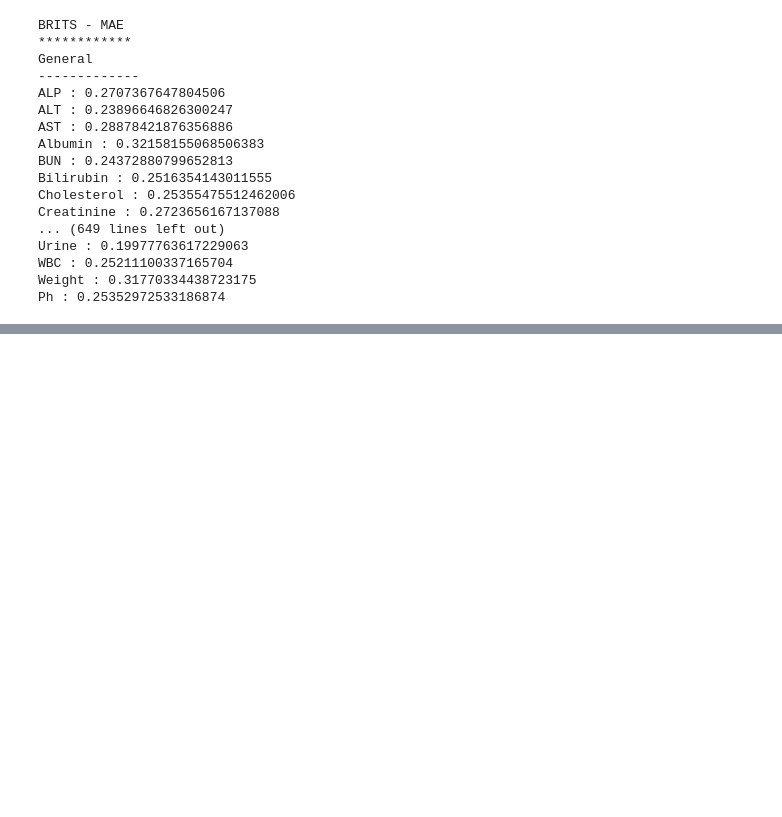
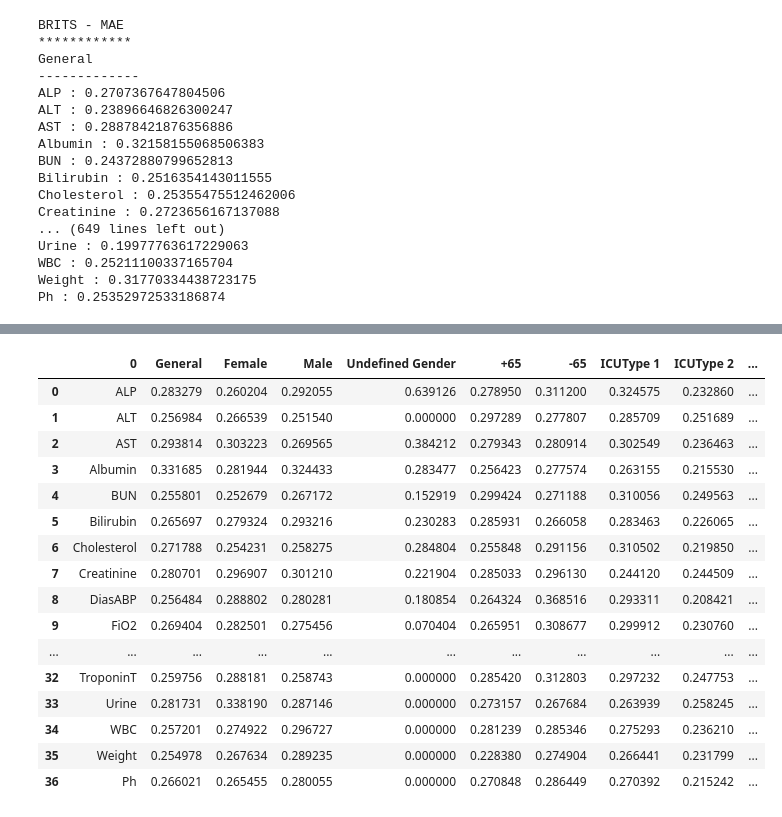
Before and after one commit to IoTDataAtelier/missingdata, a Jupyter notebook: mae/mean_absolute_error_per_variable_by_demographics copy.ipynb, the cells around one changed output, grey strips where cells are left out. Cells and saved outputs as stored; diff of their text form; code cells hidden in the pictures; blank space fills up the shorter version.

Commit message:
Adding USGAN model

```diff
--- a/mae/mean_absolute_error_per_variable_by_demographics copy.ipynb
+++ b/mae/mean_absolute_error_per_variable_by_demographics copy.ipynb
@@ -281 +443,5 @@ for i in range(len(brits_imputation)):
+# %%
+usgan_imputation_variable = []
+for i in range(len(usgan_imputation)):
+    usgan_imputation_variable.append(usgan_imputation[i].reshape(37, len(usgan_imputation[i]) * 48))
 # %% [markdown]
@@ -300,0 +471,8 @@ Teste = 'Teste'
+# %%
+testing_mae_usgan_append_subgroups = []
+testing_mae_usgan_append_variables = []
+for i in range(len(usgan_imputation_variable)):
+    for j in range(len(usgan_imputation_variable[i])):
+        testing_mae_usgan_append_variables.append(calc_mae(usgan_imputation_variable[i][j], test_X_ori_variable[i][j], test_X_indicating_mask_variable[i][j]))
+    testing_mae_usgan_append_subgroups.append(testing_mae_usgan_append_variables)
+    testing_mae_usgan_append_variables = []
@@ -390,0 +573,8 @@ NameError: name 'df_brits_mae' is not defined
+# %%
+print("USGAN - MAE")
+print("************")
+for i in range(len(subgroups)):
+    print(subgroups[i])
+    print("-------------")
+    for j in range(len(variables)):
+        print(variables[j], ":" ,testing_mae_usgan_append_subgroups[i][j])
@@ -390,0 +599,25 @@ NameError: name 'df_brits_mae' is not defined
+# %%
+df_usgan_mae = pd.DataFrame(variables)
+
+for i in range(len(subgroups)):
+    df_usgan_mae[subgroups[i]] = testing_mae_usgan_append_subgroups[i]
+# %%
+df_usgan_mae
+# %% [output]
+|  | 0 | General | Female | Male | Undefined Gender | +65 | -65 | ICUType 1 | ICUType 2 | ... |
+| 0 | ALP | 0.283279 | 0.260204 | 0.292055 | 0.639126 | 0.278950 | 0.311200 | 0.324575 | 0.232860 | ... |
+| 1 | ALT | 0.256984 | 0.266539 | 0.251540 | 0.000000 | 0.297289 | 0.277807 | 0.285709 | 0.251689 | ... |
+| 2 | AST | 0.293814 | 0.303223 | 0.269565 | 0.384212 | 0.279343 | 0.280914 | 0.302549 | 0.236463 | ... |
+| 3 | Albumin | 0.331685 | 0.281944 | 0.324433 | 0.283477 | 0.256423 | 0.277574 | 0.263155 | 0.215530 | ... |
+| 4 | BUN | 0.255801 | 0.252679 | 0.267172 | 0.152919 | 0.299424 | 0.271188 | 0.310056 | 0.249563 | ... |
+| 5 | Bilirubin | 0.265697 | 0.279324 | 0.293216 | 0.230283 | 0.285931 | 0.266058 | 0.283463 | 0.226065 | ... |
+| 6 | Cholesterol | 0.271788 | 0.254231 | 0.258275 | 0.284804 | 0.255848 | 0.291156 | 0.310502 | 0.219850 | ... |
+| 7 | Creatinine | 0.280701 | 0.296907 | 0.301210 | 0.221904 | 0.285033 | 0.296130 | 0.244120 | 0.244509 | ... |
+| 8 | DiasABP | 0.256484 | 0.288802 | 0.280281 | 0.180854 | 0.264324 | 0.368516 | 0.293311 | 0.208421 | ... |
+| 9 | FiO2 | 0.269404 | 0.282501 | 0.275456 | 0.070404 | 0.265951 | 0.308677 | 0.299912 | 0.230760 | ... |
+| ... | ... | ... | ... | ... | ... | ... | ... | ... | ... | ... |
+| 32 | TroponinT | 0.259756 | 0.288181 | 0.258743 | 0.000000 | 0.285420 | 0.312803 | 0.297232 | 0.247753 | ... |
+| 33 | Urine | 0.281731 | 0.338190 | 0.287146 | 0.000000 | 0.273157 | 0.267684 | 0.263939 | 0.258245 | ... |
+| 34 | WBC | 0.257201 | 0.274922 | 0.296727 | 0.000000 | 0.281239 | 0.285346 | 0.275293 | 0.236210 | ... |
+| 35 | Weight | 0.254978 | 0.267634 | 0.289235 | 0.000000 | 0.228380 | 0.274904 | 0.266441 | 0.231799 | ... |
+| 36 | Ph | 0.266021 | 0.265455 | 0.280055 | 0.000000 | 0.270848 | 0.286449 | 0.270392 | 0.215242 | ... |
```
Also changed, not shown: parts of 41 cells of this notebook, 12 other files.
